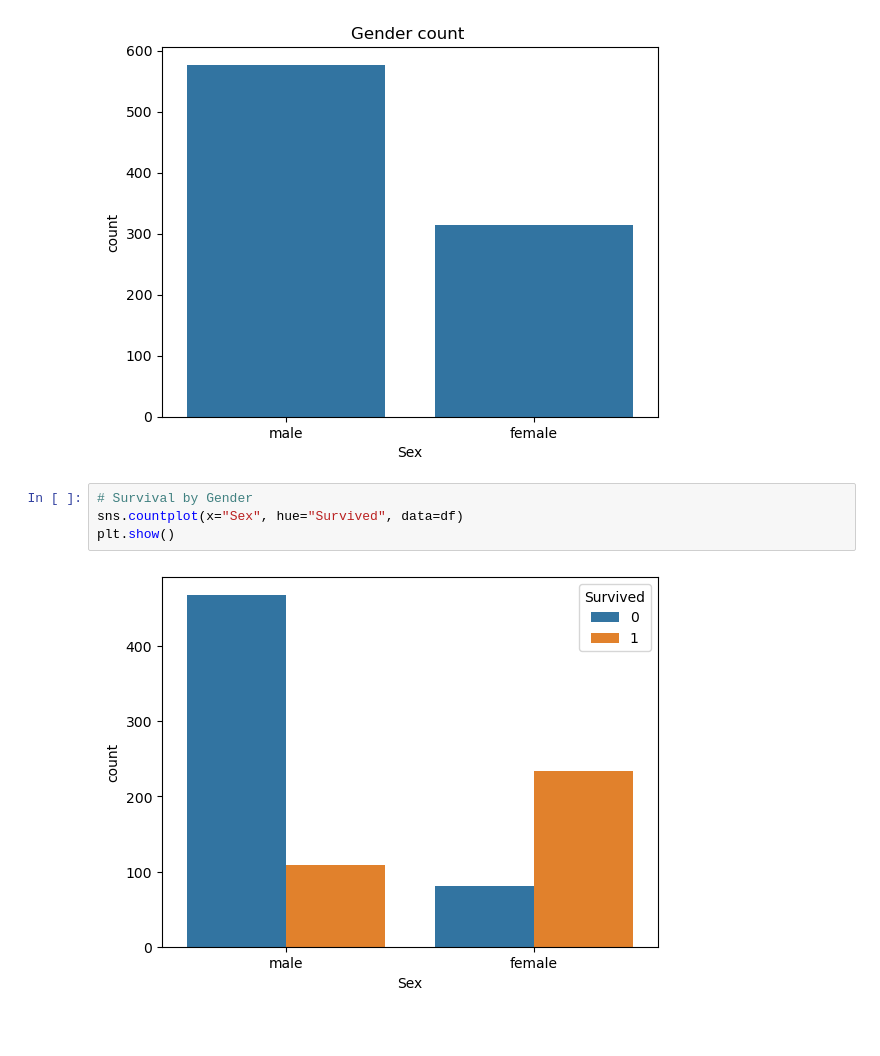
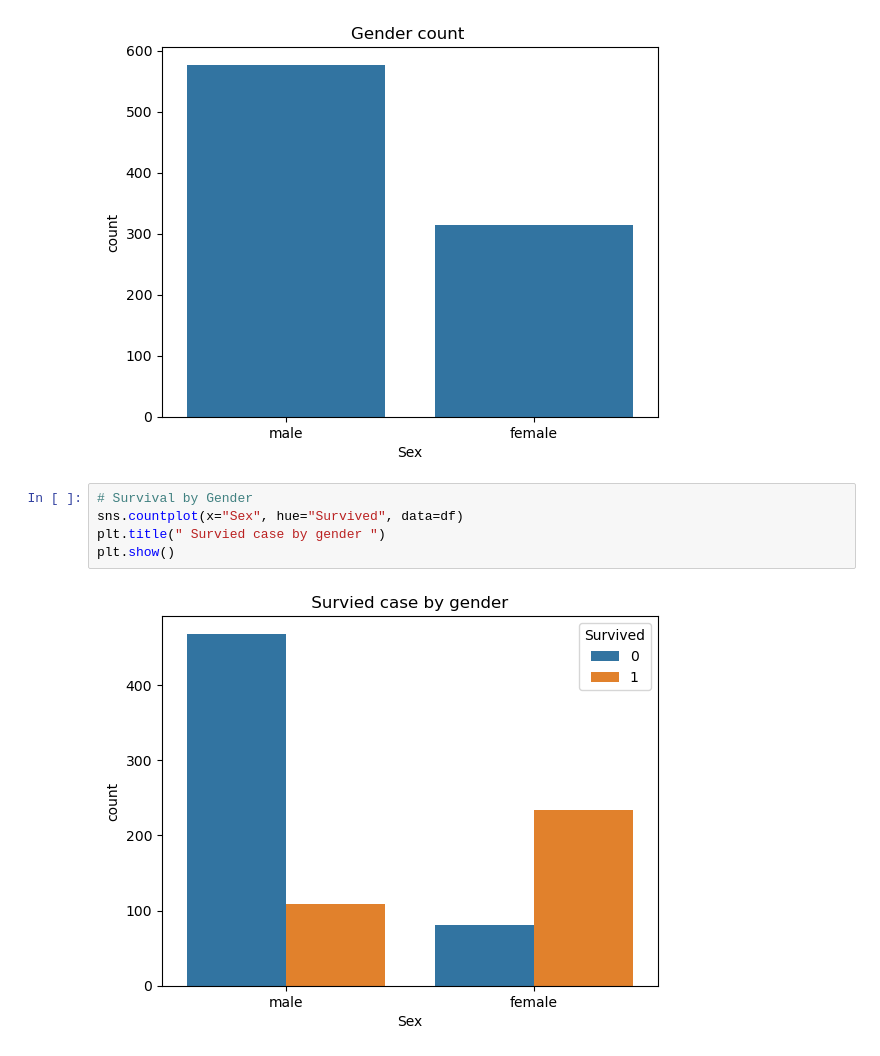
Before and after one commit to sandeshbhatta495/AI, a Jupyter notebook: Titanic Survival projects/titanic survival .ipynb, the cells around one changed output. Cells and saved outputs as stored; diff of their text form; blank space fills up the shorter version.

```diff
--- a/Titanic Survival projects/titanic survival .ipynb
+++ b/Titanic Survival projects/titanic survival .ipynb
@@ -93,7 +93,8 @@ plt.show()
 # %%
 # Survival by Gender
 sns.countplot(x="Sex", hue="Survived", data=df)
+plt.title(" Survied case by gender ")
 plt.show()
 # %% [output]
-[figure, old version]
+[figure, new version]
 # %%
```
Also changed, not shown: parts of 8 cells of this notebook.
